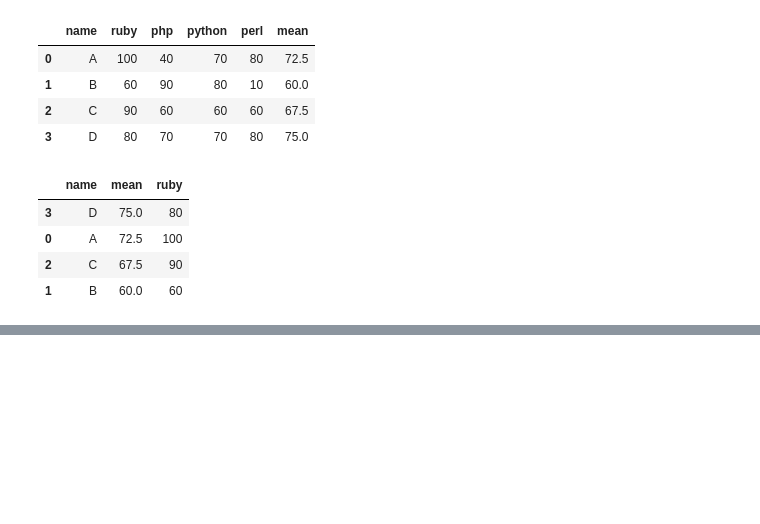
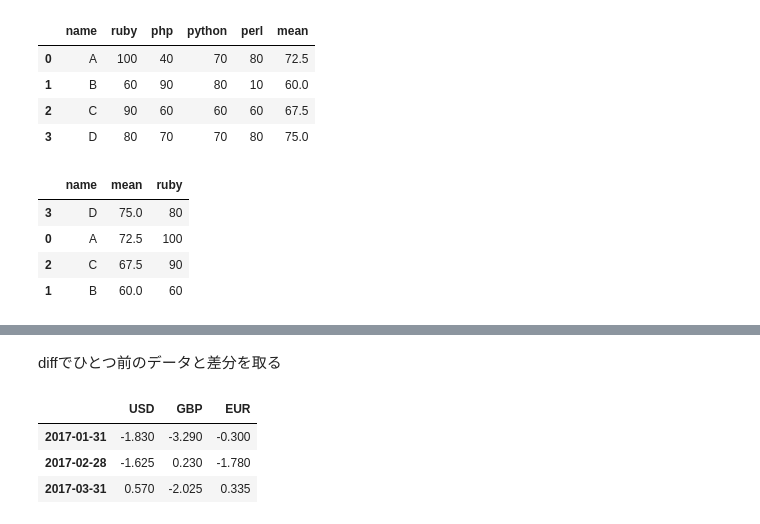
Before and after one commit to ftakao2007/python, a Jupyter notebook: jupyter_notebook/pandas_test.ipynb, the cells around one changed output, grey strips where cells are left out. Cells and saved outputs as stored; diff of their text form; code cells hidden in the pictures; blank space fills up the shorter version.

```diff
--- a/jupyter_notebook/pandas_test.ipynb
+++ b/jupyter_notebook/pandas_test.ipynb
@@ -307,0 +359,12 @@ sort_by_mean[['name', 'mean', 'ruby']]
+# %% [markdown]
+diffでひとつ前のデータと差分を取る
+# %%
+csv_url = 'https://www.mizuhobank.co.jp/rate/market/csv/quote.csv'
+df = pd.read_csv(csv_url, skiprows=2, index_col=0, parse_dates=True)
+df_pri = df [['USD', 'GBP', 'EUR']]
+df_pri.resample('M').median().diff().tail(3)
+# %% [output]
+|  | USD | GBP | EUR |
+| 2017-01-31 | -1.830 | -3.290 | -0.300 |
+| 2017-02-28 | -1.625 | 0.230 | -1.780 |
+| 2017-03-31 | 0.570 | -2.025 | 0.335 |
```
Also changed, not shown: parts of 11 cells of this notebook, 4 other files.
